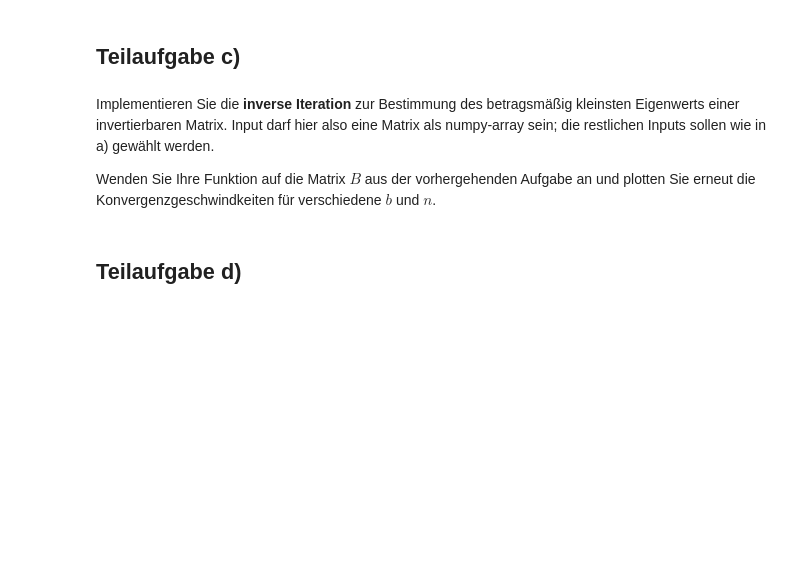
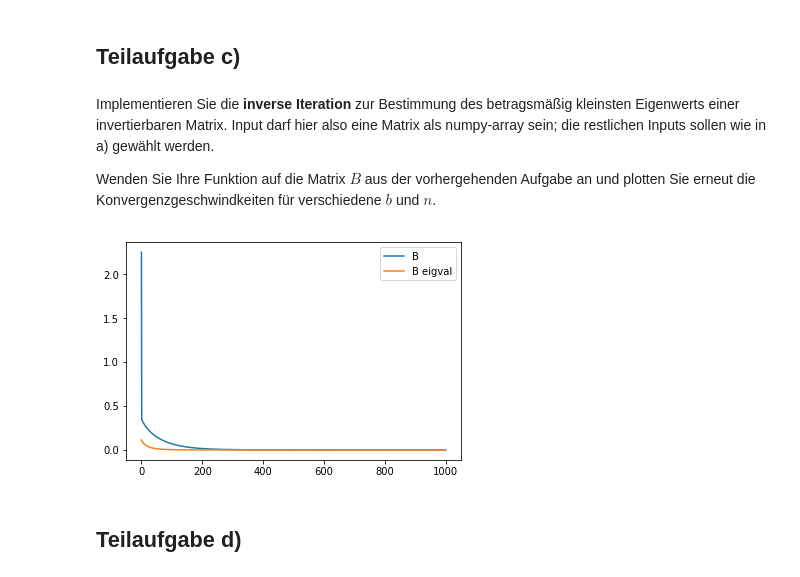
Before and after one commit to RGiga4/Numerik-101, a Jupyter notebook: ProgrammieraufgabeIII.ipynb, the cells around one changed output. Saved outputs shown, nothing was run; the diff lists cells and outputs as text; code cells hidden in the pictures; blank space fills up the shorter version.

Commit message:
Aufgabe (c) Verlauf und Plot

```diff
--- a/ProgrammieraufgabeIII.ipynb
+++ b/ProgrammieraufgabeIII.ipynb
@@ -141,21 +148,18 @@ Wenden Sie Ihre Funktion auf die Matrix $B$ aus der vorhergehenden Aufgabe an un
 # %%
-def myleastsquares(A, b):#ich glaub das macht ein (shelow) copy geamcht
-    # spd annahme
-    Q,R = np.linalg.qr(A)
-    rhs = np.transpose(Q).dot(b)
-    xmin = np.linalg.solve(R, rhs)
-    return xmin
 def inverseiteration(A, z0, itmax, epsilon):# Annahme spd für den Eigenwert
 
-    z_old = np.copy(z0)#kopieren
+    eigvallist = [] #??
+    zlist = [z0]
     ente = 0.1
+
     k = 0
     while k<itmax:
+
+        z_old = zlist[-1]
         z_new = myleastsquares(A, z_old)#Lösen
         t = LA.norm(z_new)
         ente = LA.norm(z_old)/t
         #print(t)
-
 
         max_i = np.unravel_index(np.argmax(z_new), z_new.shape)#quak
         if (z_new[max_i]/z_old[max_i]<0):
@@ -163,11 +167,33 @@ def inverseiteration(A, z0, itmax, epsilon):# Annahme spd für den Eigenwert
 
         z_new/=t# normieren
         #print(ente)
-        z_old = z_new
+
+        eigvallist.append(ente)
+        zlist.append(z_new)
+
         k+=1
-    # to be filled in
 
-    return z_old, ente
+    return ente, z_new, eigvallist, zlist
+# %%
+itmax = 1000
+epsilon = .0001
+
+x0 = np.ones(n)
+
+
+xeigval, x, xeigvallist, xlist = inverseiteration(B, x0, itmax, epsilon)
+xplot = [np.linalg.norm(xval - x) for xval in xlist]
+xeigvalplot = [np.linalg.norm(xeigvalit - xeigval) for xeigvalit in xeigvallist]
+
+
+plt.plot(xplot, label="B")
+plt.plot(xeigvalplot, label="B eigval")
+
+plt.legend()
+plt.show()
+plt.close()
+# %% [output]
+[figure, added]
 # %% [markdown]
 ## Teilaufgabe d)
 # %% [markdown]
```
Also changed, not shown: parts of 2 cells of this notebook.
